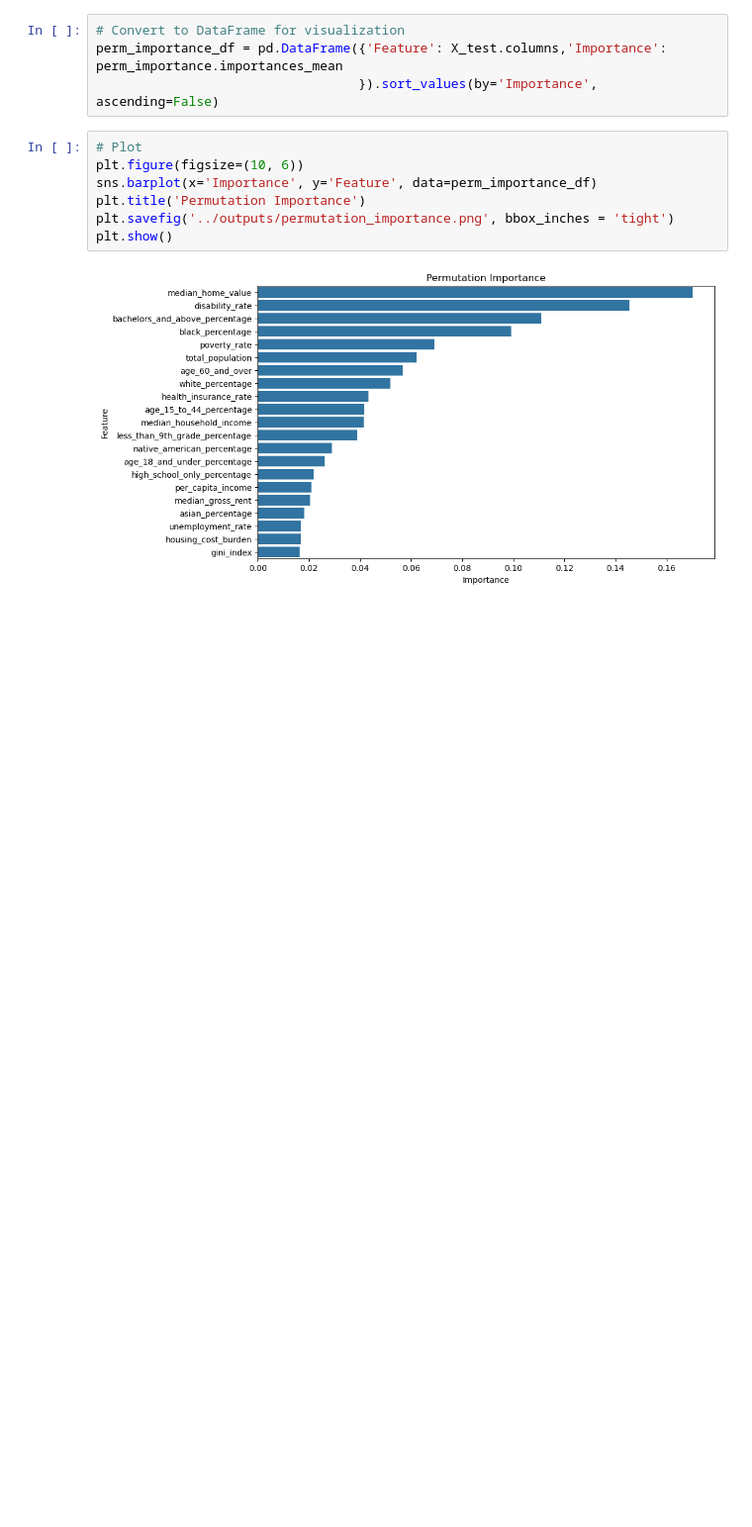
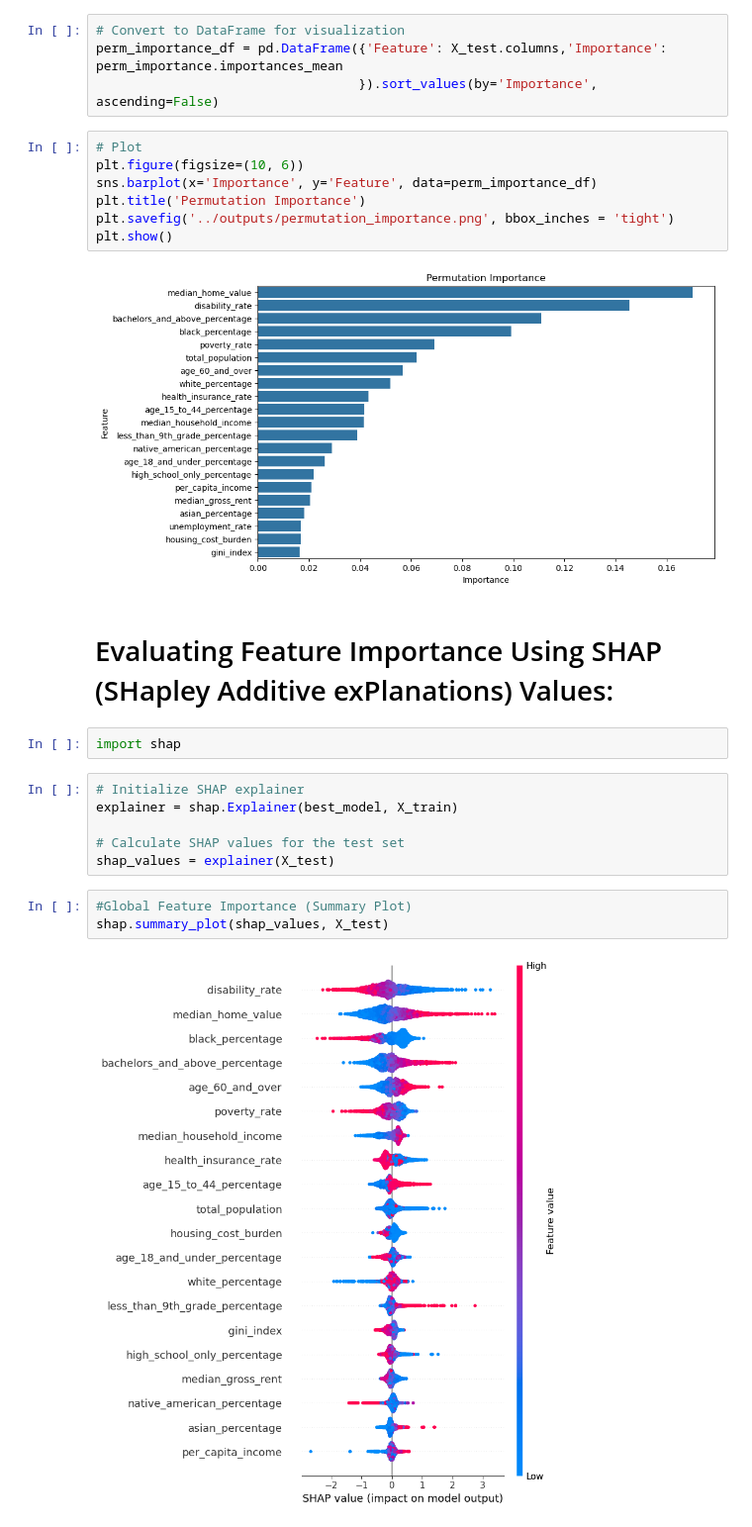
Before and after one commit to samyakshrestha/predicting-life-expectancy, a Jupyter notebook: notebooks/07_xg_boost_model.ipynb, the cells around one changed output. Shown at 99% size. Drawn from its saved outputs; the diff is of its cells as text; blank space fills up the shorter version.

Commit message:
calculated SHAP values/tried other models

```diff
--- a/notebooks/07_xg_boost_model.ipynb
+++ b/notebooks/07_xg_boost_model.ipynb
@@ -356,3 +356,18 @@ plt.savefig('../outputs/permutation_importance.png', bbox_inches = 'tight')
 plt.show()
 # %% [output]
 [figure]
+# %% [markdown]
+# Evaluating Feature Importance Using SHAP (SHapley Additive exPlanations) Values:
+# %%
+import shap
+# %%
+# Initialize SHAP explainer
+explainer = shap.Explainer(best_model, X_train)
+
+# Calculate SHAP values for the test set
+shap_values = explainer(X_test)
+# %%
+#Global Feature Importance (Summary Plot)
+shap.summary_plot(shap_values, X_test)
+# %% [output]
+[figure, added]
```
Also changed, not shown: parts of 4 cells of this notebook, 3 other files.
